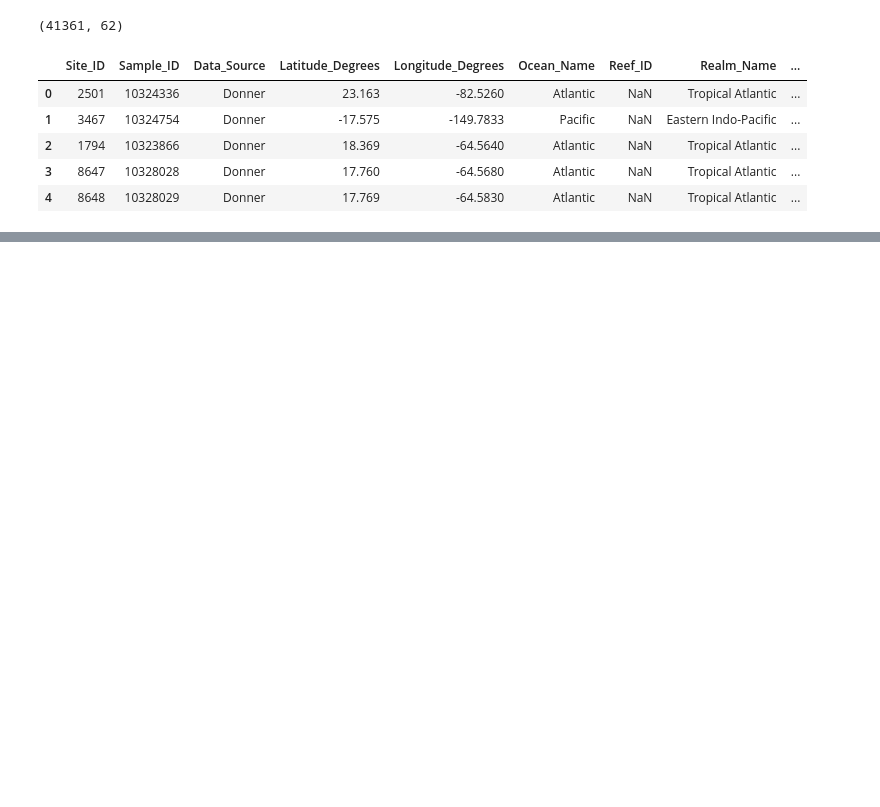
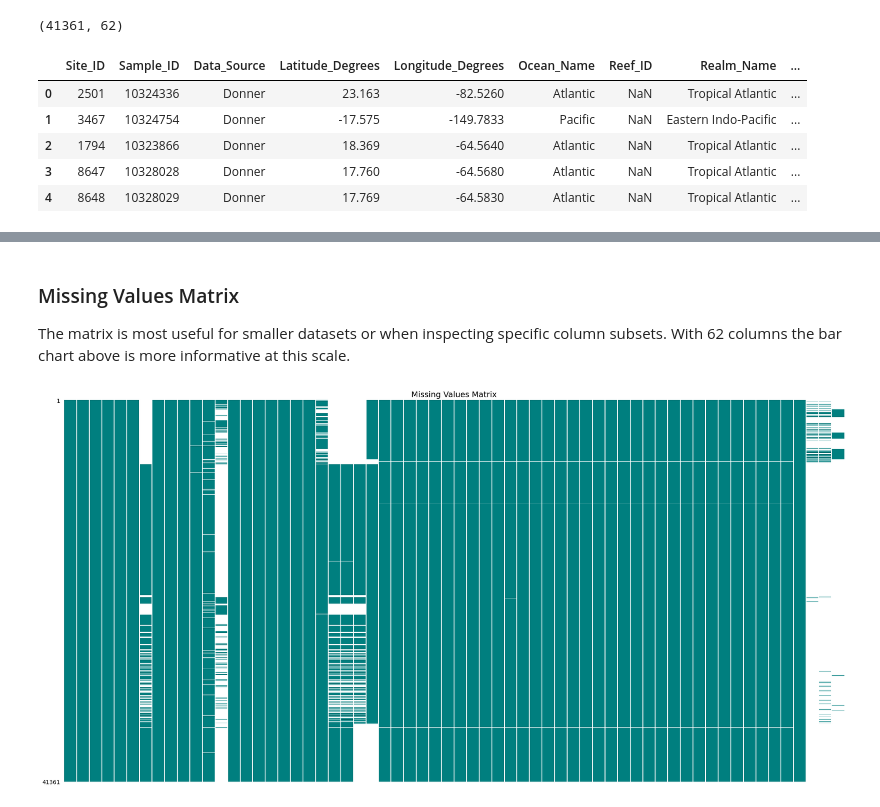
Before and after one commit to giulia-balducci/coral-bleaching-risk-analysis, a Jupyter notebook: notebooks/02_eda.ipynb, the cells around one changed output, grey strips where cells are left out. Saved outputs shown, nothing was run; the diff lists cells and outputs as text; code cells hidden in the pictures; blank space fills up the shorter version.

```diff
--- a/notebooks/02_eda.ipynb
+++ b/notebooks/02_eda.ipynb
@@ -41,0 +55,14 @@ df.head()
+# %% [markdown]
+### Missing Values Matrix
+The matrix is most useful for smaller datasets or when inspecting specific column subsets.
+With 62 columns the bar chart above is more informative at this scale.
+# %%
+# Pattern of missing values
+fig, ax = plt.subplots(figsize=(20, 10))
+msno.matrix(df, ax=ax, color=(0, 0.5, 0.5), fontsize=8, sparkline=False)
+plt.title('Missing Values Matrix', fontsize=14)
+plt.tight_layout()
+plt.savefig('../outputs/figures/missing_values_matrix.png', bbox_inches='tight')
+plt.show()
+# %% [output]
+[figure, added]
```
Also changed, not shown: parts of 19 cells of this notebook.
